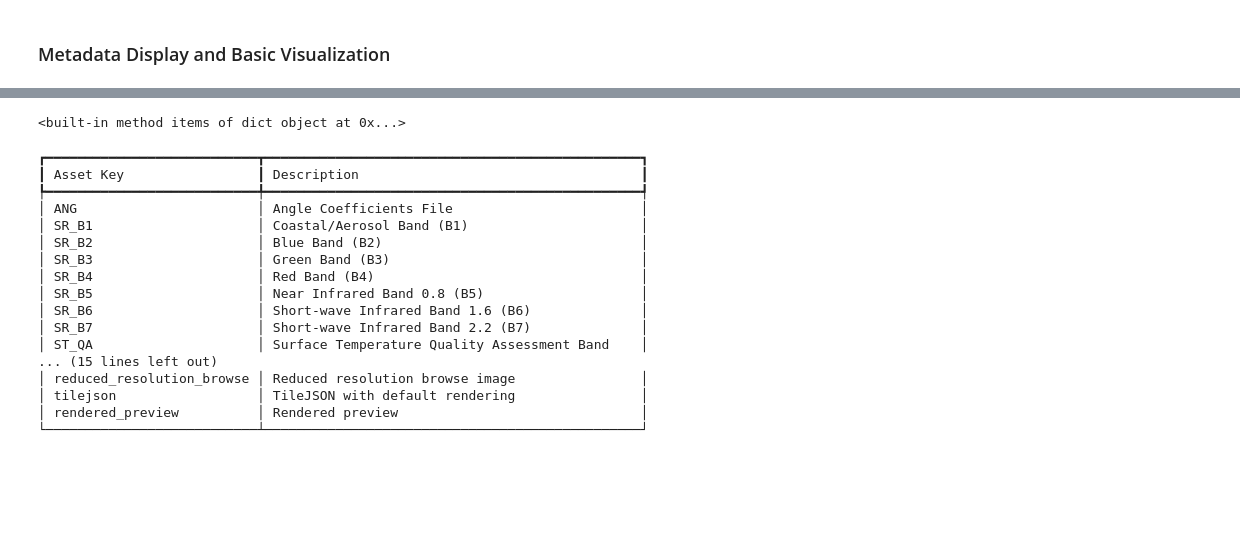
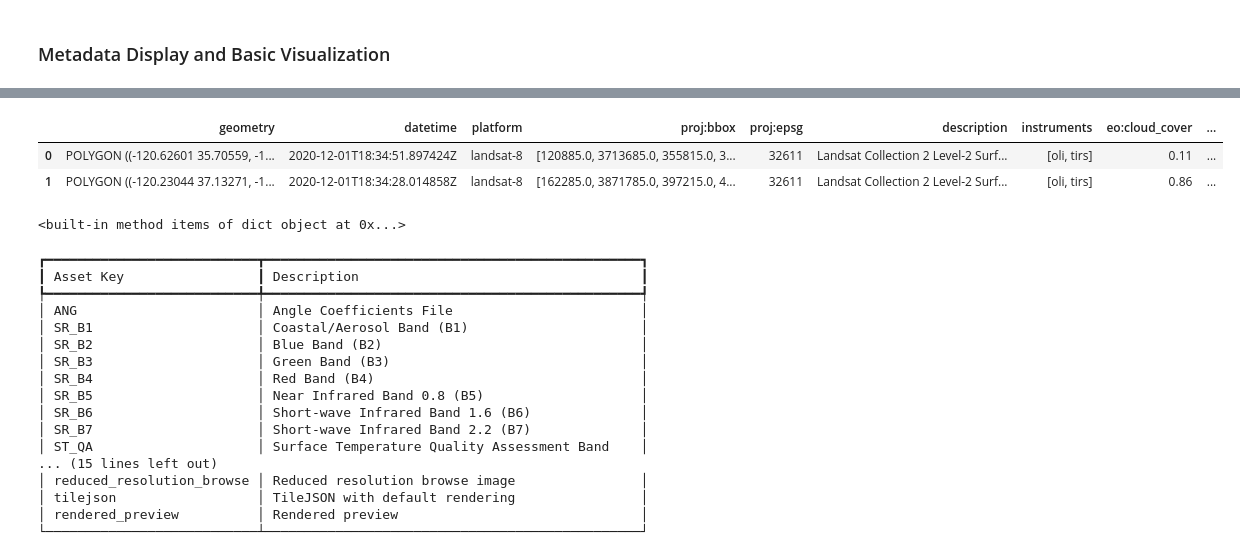
Before and after one commit to EDS220-Fall2022-org/homework-2-mac, a Jupyter notebook: finalproject_MAC.ipynb, the cells around one changed output, grey strips where cells are left out. Drawn from its saved outputs; the diff is of its cells as text; code cells hidden in the pictures; blank space fills up the shorter version.

```diff
--- a/finalproject_MAC.ipynb
+++ b/finalproject_MAC.ipynb
@@ -176,3 +192,9 @@ df_snow.plot(ax = ax2, color = "red", edgecolor = "black", figsize = (10,10))
+# %%
+df_landsat
+# %% [output]
+|  | geometry | datetime | platform | proj:bbox | proj:epsg | description | instruments | eo:cloud_cover | ... |
+| 0 | POLYGON ((-120.62601 35.70559, -1... | 2020-12-01T18:34:51.897424Z | landsat-8 | [120885.0, 3713685.0, 355815.0, 3... | 32611 | Landsat Collection 2 Level-2 Surf... | [oli, tirs] | 0.11 | ... |
+| 1 | POLYGON ((-120.23044 37.13271, -1... | 2020-12-01T18:34:28.014858Z | landsat-8 | [162285.0, 3871785.0, 397215.0, 4... | 32611 | Landsat Collection 2 Level-2 Surf... | [oli, tirs] | 0.86 | ... |
 # %%
 # filter out clouds
 # the geopandas dataframe has a column called "eo:cloud_cover" which is the percentage of the image that is covered by clouds
```
Also changed, not shown: parts of 11 cells of this notebook.
